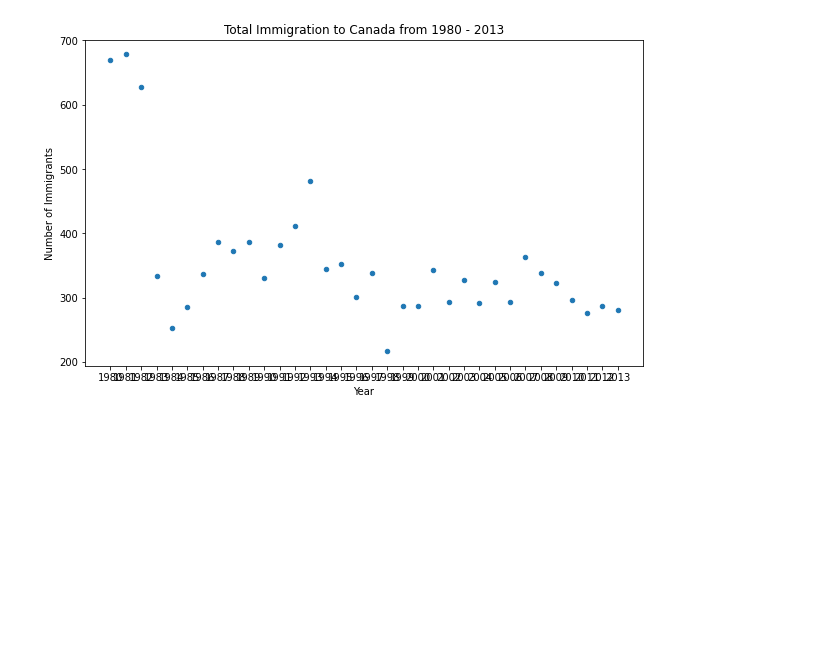
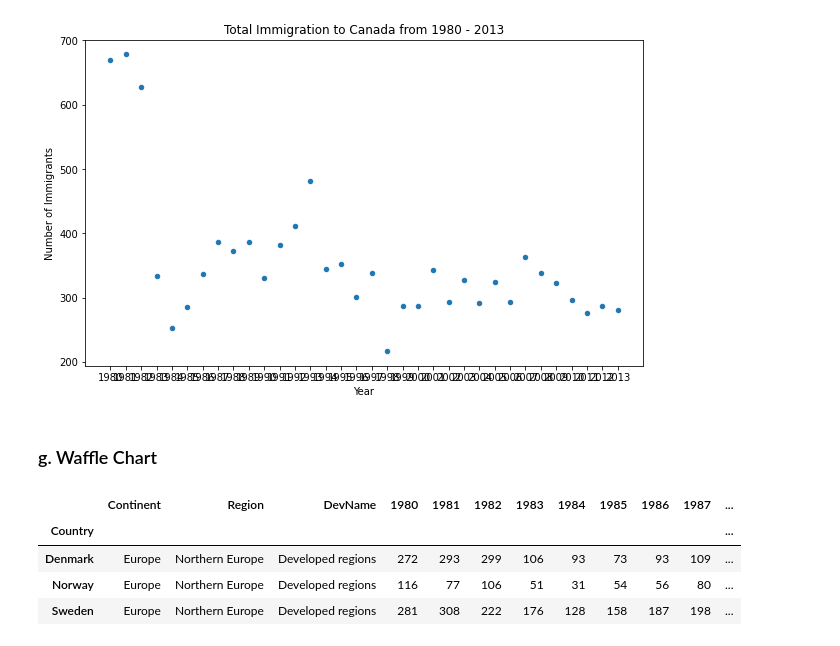
Before and after one commit to harveyvn/Data-Visualization-with-Python, a Jupyter notebook: Exploring_Datasets_on_Immigration_to_Canada.ipynb, the cells around one changed output. Saved outputs shown, nothing was run; the diff lists cells and outputs as text; code cells hidden in the pictures; blank space fills up the shorter version.

```diff
--- a/Exploring_Datasets_on_Immigration_to_Canada.ipynb
+++ b/Exploring_Datasets_on_Immigration_to_Canada.ipynb
@@ -775,3 +775,17 @@ Create a scatter plot of the total immigration from Denmark, Norway, and Sweden
 4  1984    252
 Text(0, 0.5, 'Number of Immigrants')
 [figure]
+# %% [markdown]
+### g. Waffle Chart
+# %%
+# let's create a new dataframe for these three countries
+df_dsn = df.loc[['Denmark', 'Norway', 'Sweden'], :]
+
+# let's take a look at our dataframe
+df_dsn
+# %% [output]
+|  | Continent | Region | DevName | 1980 | 1981 | 1982 | 1983 | 1984 | 1985 | 1986 | 1987 | ... |
+| Country |  |  |  |  |  |  |  |  |  |  |  | ... |
+| Denmark | Europe | Northern Europe | Developed regions | 272 | 293 | 299 | 106 | 93 | 73 | 93 | 109 | ... |
+| Norway | Europe | Northern Europe | Developed regions | 116 | 77 | 106 | 51 | 31 | 54 | 56 | 80 | ... |
+| Sweden | Europe | Northern Europe | Developed regions | 281 | 308 | 222 | 176 | 128 | 158 | 187 | 198 | ... |
```
Also changed, not shown: parts of 2 cells of this notebook.
